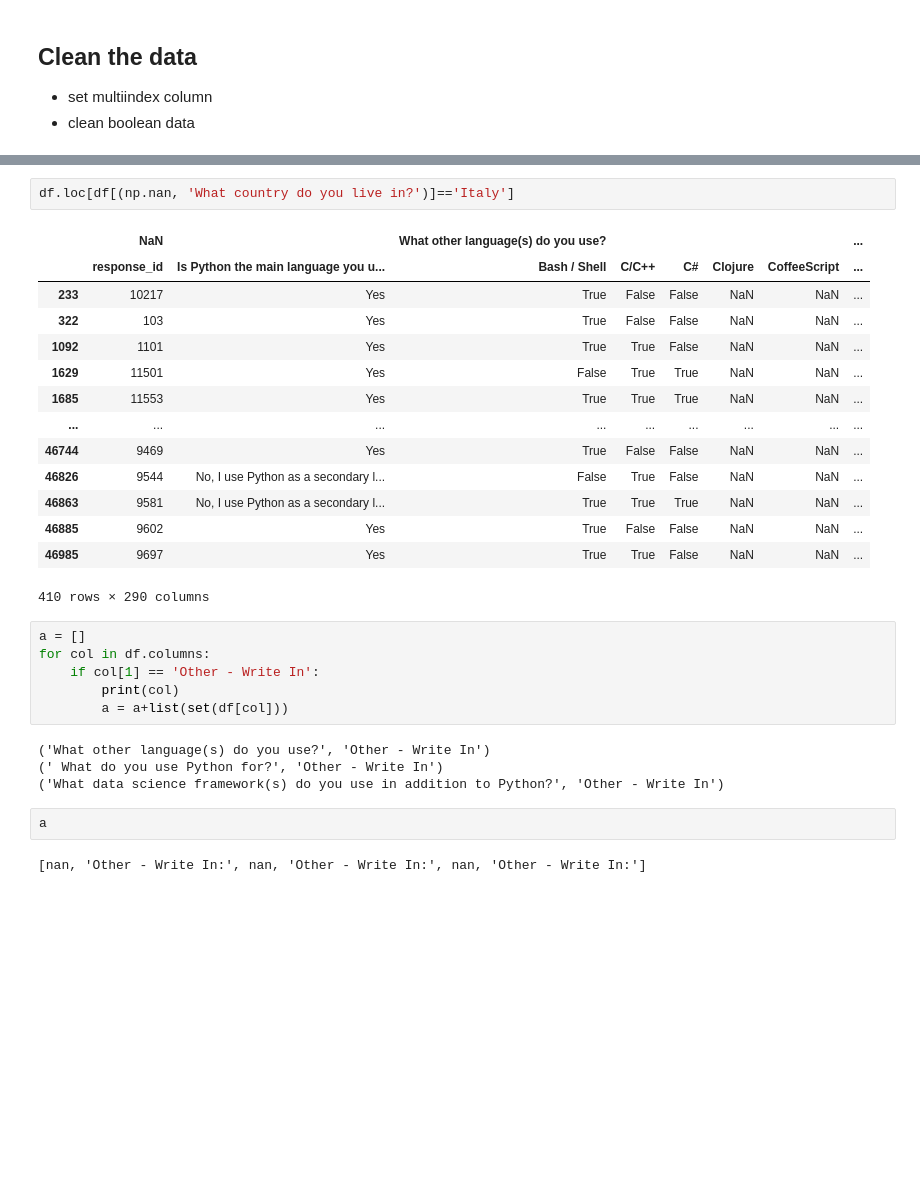
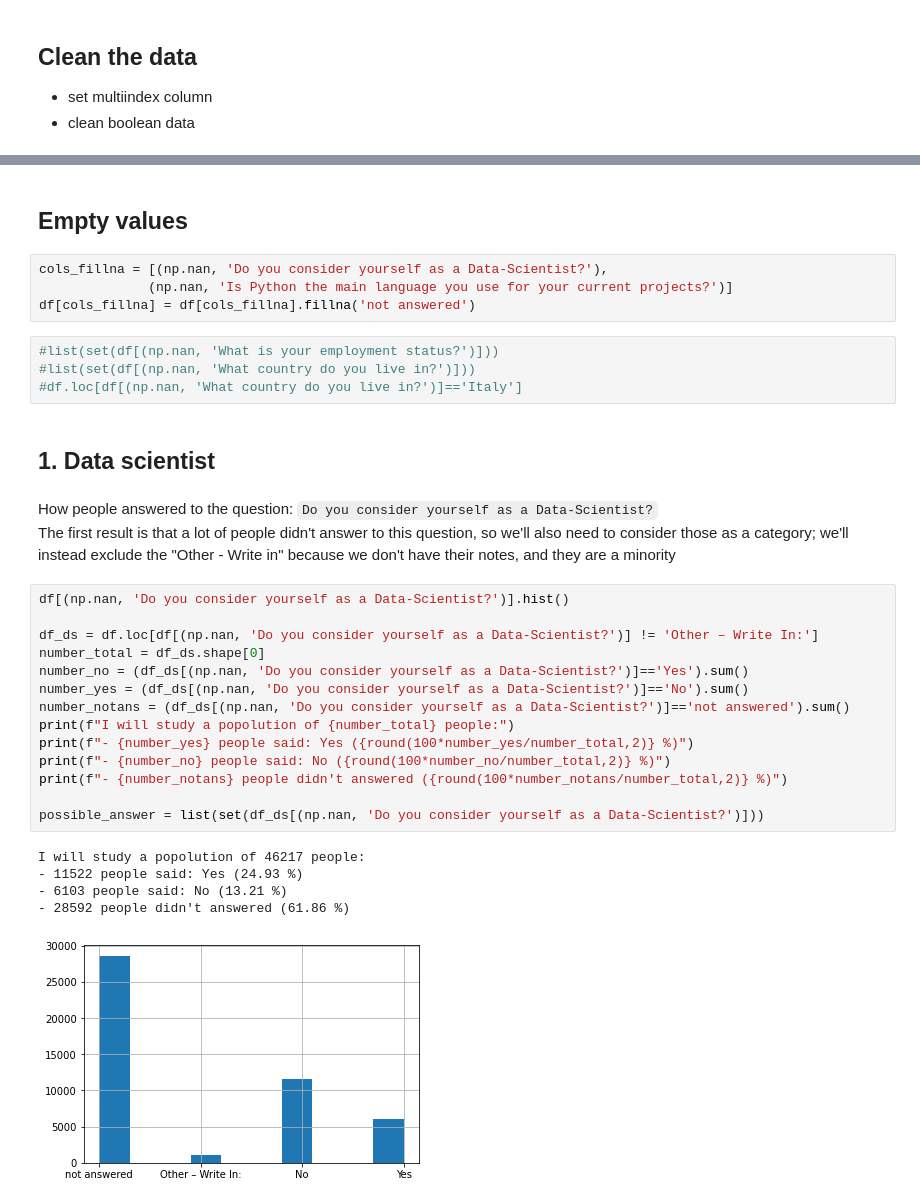
Before and after one commit to Sawy89/python_survey_analysis, a Jupyter notebook: Main_analysis.ipynb, the cells around one changed output, grey strips where cells are left out. Cells and saved outputs as stored; diff of their text form; blank space fills up the shorter version.

Commit message:
go on with analysis on data scientist

```diff
--- a/Main_analysis.ipynb
+++ b/Main_analysis.ipynb
@@ -88,31 +56,35 @@ list(set(df[(np.nan, 'What country do you live in?')]))
+# %% [markdown]
+## Empty values
+# %%
+cols_fillna = [(np.nan, 'Do you consider yourself as a Data-Scientist?'),
+              (np.nan, 'Is Python the main language you use for your current projects?')]
+df[cols_fillna] = df[cols_fillna].fillna('not answered')
 # %%
-df.loc[df[(np.nan, 'What country do you live in?')]=='Italy']
+#list(set(df[(np.nan, 'What is your employment status?')]))
+#list(set(df[(np.nan, 'What country do you live in?')]))
+#df.loc[df[(np.nan, 'What country do you live in?')]=='Italy']
-# %% [output]
-|  | NaN |  | What other language(s) do you use? |  |  |  |  | ... |
-|  | response_id | Is Python the main language you u... | Bash / Shell | C/C++ | C# | Clojure | CoffeeScript | ... |
-| 233 | 10217 | Yes | True | False | False | NaN | NaN | ... |
-| 322 | 103 | Yes | True | False | False | NaN | NaN | ... |
-| 1092 | 1101 | Yes | True | True | False | NaN | NaN | ... |
-| 1629 | 11501 | Yes | False | True | True | NaN | NaN | ... |
-| 1685 | 11553 | Yes | True | True | True | NaN | NaN | ... |
-| ... | ... | ... | ... | ... | ... | ... | ... | ... |
-| 46744 | 9469 | Yes | True | False | False | NaN | NaN | ... |
-| 46826 | 9544 | No, I use Python as a secondary l... | False | True | False | NaN | NaN | ... |
-| 46863 | 9581 | No, I use Python as a secondary l... | True | True | True | NaN | NaN | ... |
-| 46885 | 9602 | Yes | True | False | False | NaN | NaN | ... |
-| 46985 | 9697 | Yes | True | True | False | NaN | NaN | ... |
-410 rows × 290 columns
-# %%
-a = []
-for col in df.columns:
-    if col[1] == 'Other - Write In':
-        print(col)
-        a = a+list(set(df[col]))
-# %% [output]
-('What other language(s) do you use?', 'Other - Write In')
-(' What do you use Python for?', 'Other - Write In')
-('What data science framework(s) do you use in addition to Python?', 'Other - Write In')
-# %%
-a
-# %% [output]
-[nan, 'Other - Write In:', nan, 'Other - Write In:', nan, 'Other - Write In:']
+# %% [markdown]
+## 1. Data scientist
+# %% [markdown]
+How people answered to the question: `Do you consider yourself as a Data-Scientist?` <br>
+The first result is that a lot of people didn't answer to this question, so we'll also need to consider those as a category; we'll instead exclude the "Other - Write in" because we don't have their notes, and they are a minority
+# %%
+df[(np.nan, 'Do you consider yourself as a Data-Scientist?')].hist()
+
+df_ds = df.loc[df[(np.nan, 'Do you consider yourself as a Data-Scientist?')] != 'Other – Write In:']
+number_total = df_ds.shape[0]
+number_no = (df_ds[(np.nan, 'Do you consider yourself as a Data-Scientist?')]=='Yes').sum()
+number_yes = (df_ds[(np.nan, 'Do you consider yourself as a Data-Scientist?')]=='No').sum()
+number_notans = (df_ds[(np.nan, 'Do you consider yourself as a Data-Scientist?')]=='not answered').sum()
+print(f"I will study a popolution of {number_total} people:")
+print(f"- {number_yes} people said: Yes ({round(100*number_yes/number_total,2)} %)")
+print(f"- {number_no} people said: No ({round(100*number_no/number_total,2)} %)")
+print(f"- {number_notans} people didn't answered ({round(100*number_notans/number_total,2)} %)")
+
+possible_answer = list(set(df_ds[(np.nan, 'Do you consider yourself as a Data-Scientist?')]))
+# %% [output]
+I will study a popolution of 46217 people:
+- 11522 people said: Yes (24.93 %)
+- 6103 people said: No (13.21 %)
+- 28592 people didn't answered (61.86 %)
+[figure, added]
```
Also changed, not shown: parts of 23 cells of this notebook.
